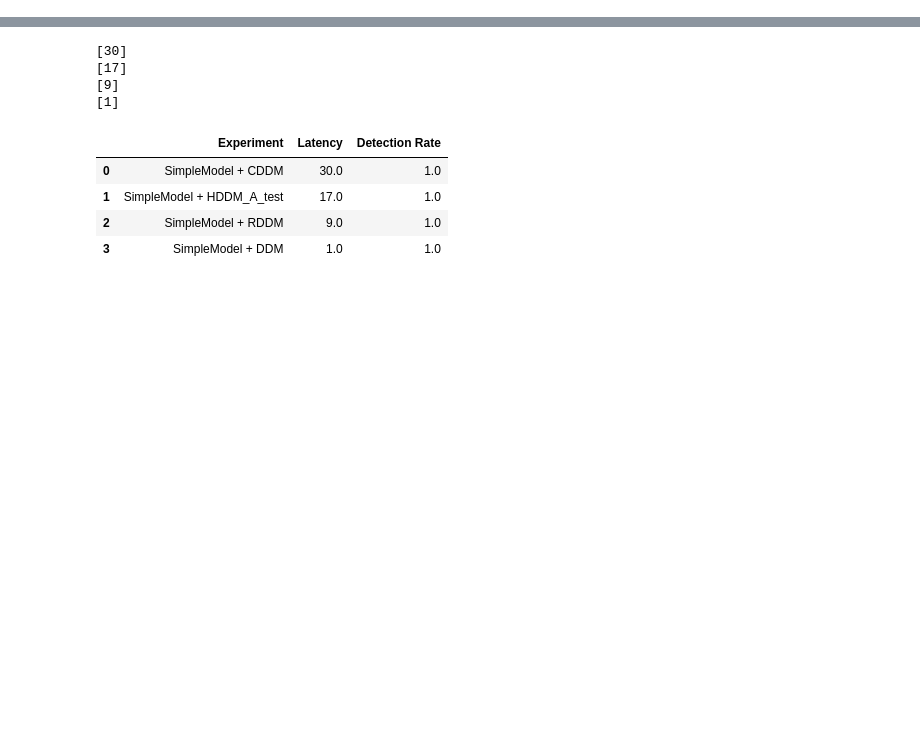
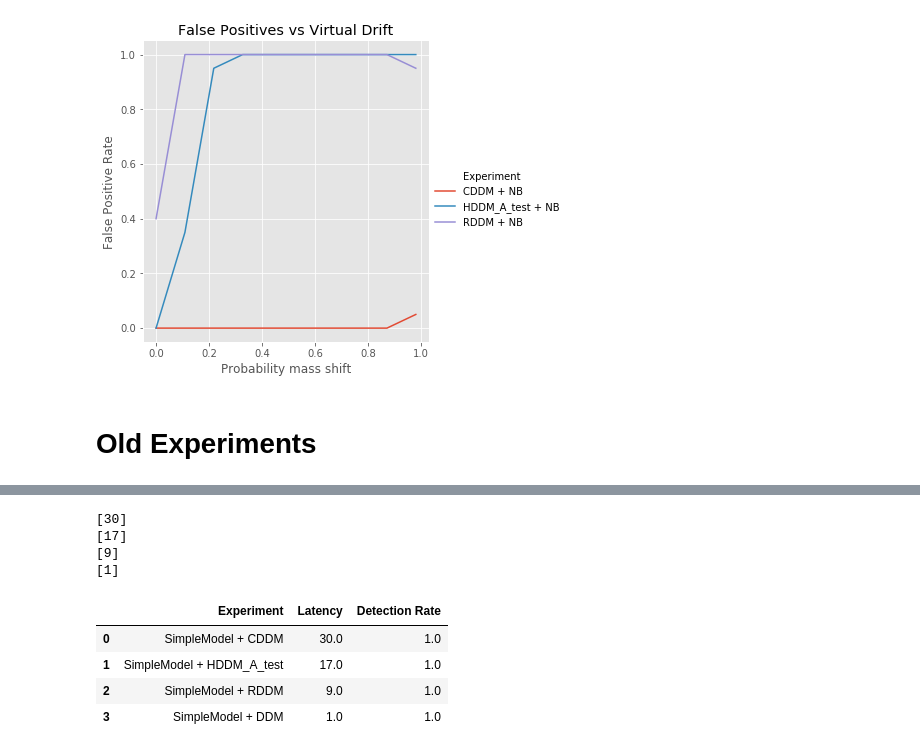
Before and after one commit to hamishhuggard/masters_code, a Jupyter notebook: epddm/epddm_experiments_2.ipynb, the cells around one changed output, grey strips where cells are left out. Saved outputs shown, nothing was run; the diff lists cells and outputs as text; code cells hidden in the pictures; blank space fills up the shorter version.

```diff
--- a/epddm/epddm_experiments_2.ipynb
+++ b/epddm/epddm_experiments_2.ipynb
@@ -242,0 +347,16 @@ latency = latency_experiments()
+# %%
+def vd_experiment(epsilon):
+    probs = [1, 0.5, 1, 0.5]
+    rates = [0.5-epsilon, 0.5+epsilon]
+    return experiment(probs, rates, param=epsilon, repeats=20)
+
+def vd_experiments():
+    results = pd.DataFrame(columns=['Experiment', 'Parameter', 'Outcome'])
+    for epsilon in np.linspace(0, 0.49, num=10):
+        results = results.append(vd_experiment(epsilon))
+    return results
+
+vd_df = vd_experiments()
+# %%
+vd_fps = get_fp_df(vd_df)
+vd_fps
@@ -242,0 +381,11 @@ latency = latency_experiments()
+# %%
+vd_fps['Parameter'] = vd_fps['Parameter'] * 2
+# %%
+# Create plot
+g = sns.relplot(x='Parameter', y='Outcome', hue='Experiment', kind='line', data=vd_fps)
+g.set(xlabel='Probability mass shift', ylabel='False Positive Rate', title='False Positives vs Virtual Drift');
+plt.savefig('virtual_drift_plt.png')
+# %% [output]
+[figure, added]
+# %% [markdown]
+# Old Experiments
```
Also changed, not shown: parts of 40 cells of this notebook, 1 other file.
